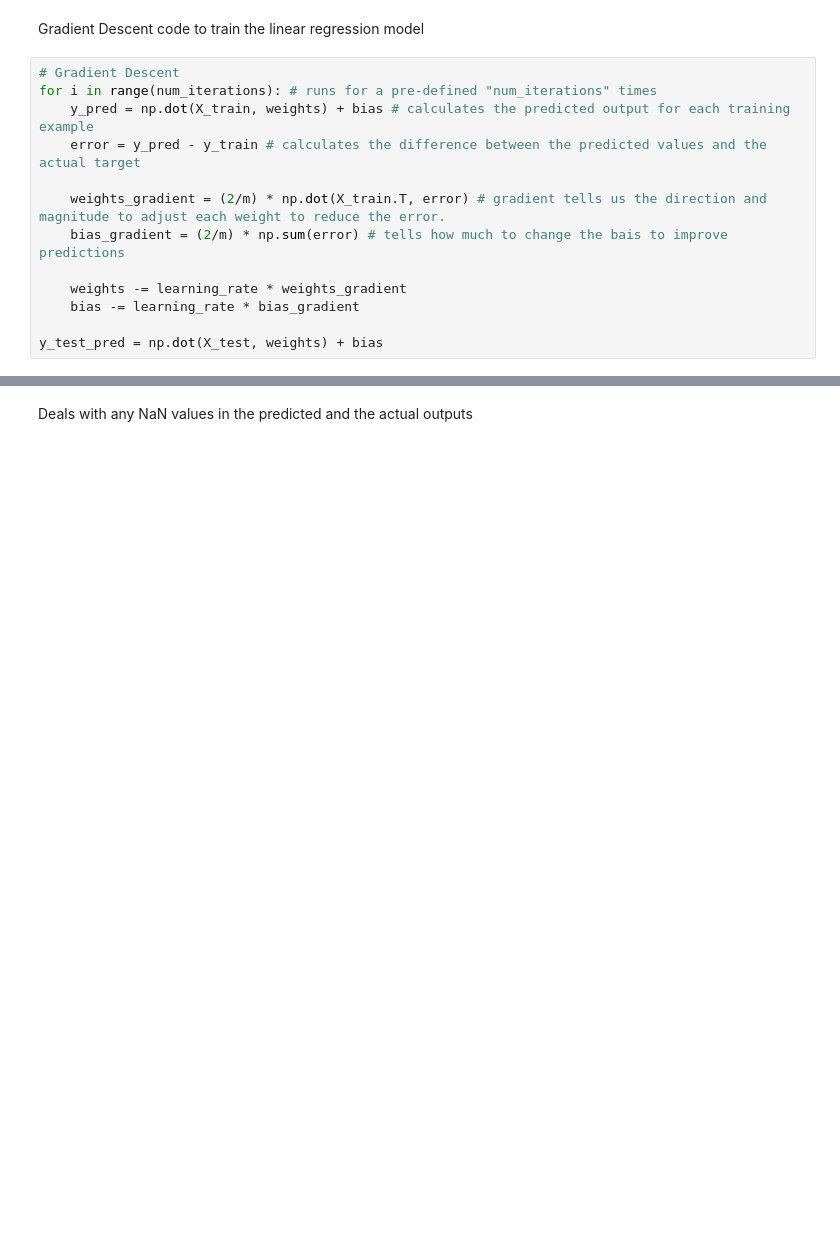
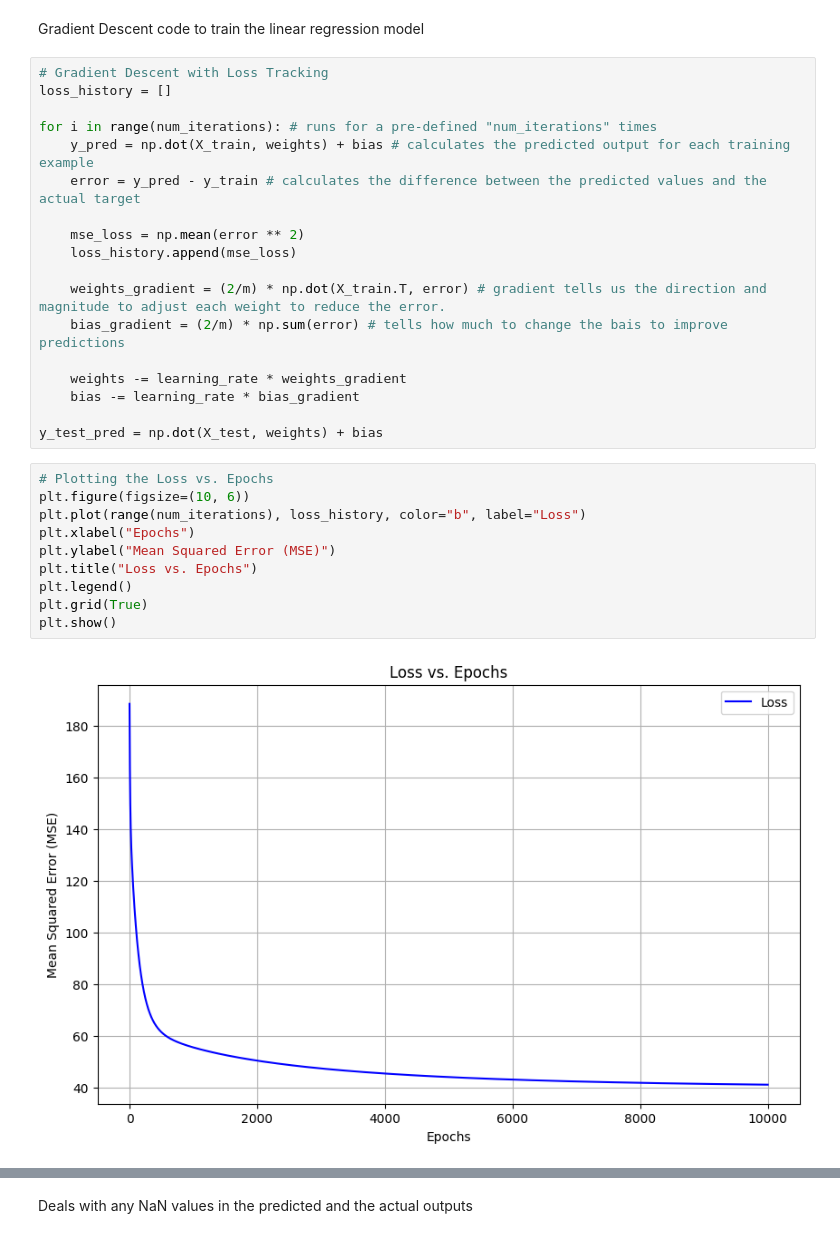
Before and after one commit to MANAS-AI-Taskphase-24-25/Nandini_Sah, a Jupyter notebook: linearregression.ipynb, the cells around one changed output, grey strips where cells are left out. Saved outputs shown, nothing was run; the diff lists cells and outputs as text; blank space fills up the shorter version.

Commit message:
Adding graphs

```diff
--- a/linearregression.ipynb
+++ b/linearregression.ipynb
@@ -238,10 +238,15 @@ m = len(y_train) # stores the number of training examples. Training example is a
 # %% [markdown]
 Gradient Descent code to train the linear regression model
 # %%
-# Gradient Descent
+# Gradient Descent with Loss Tracking
+loss_history = []
+
 for i in range(num_iterations): # runs for a pre-defined "num_iterations" times
     y_pred = np.dot(X_train, weights) + bias # calculates the predicted output for each training example
     error = y_pred - y_train # calculates the difference between the predicted values and the actual target
+
+    mse_loss = np.mean(error ** 2)
+    loss_history.append(mse_loss)
 
     weights_gradient = (2/m) * np.dot(X_train.T, error) # gradient tells us the direction and magnitude to adjust each weight to reduce the error.
     bias_gradient = (2/m) * np.sum(error) # tells how much to change the bais to improve predictions
@@ -250,3 +255,15 @@ for i in range(num_iterations): # runs for a pre-defined "num_iterations" times
     bias -= learning_rate * bias_gradient
 
 y_test_pred = np.dot(X_test, weights) + bias
+# %%
+# Plotting the Loss vs. Epochs
+plt.figure(figsize=(10, 6))
+plt.plot(range(num_iterations), loss_history, color="b", label="Loss")
+plt.xlabel("Epochs")
+plt.ylabel("Mean Squared Error (MSE)")
+plt.title("Loss vs. Epochs")
+plt.legend()
+plt.grid(True)
+plt.show()
+# %% [output]
+[figure, added]
```
Also changed, not shown: parts of 1 cell of this notebook.
